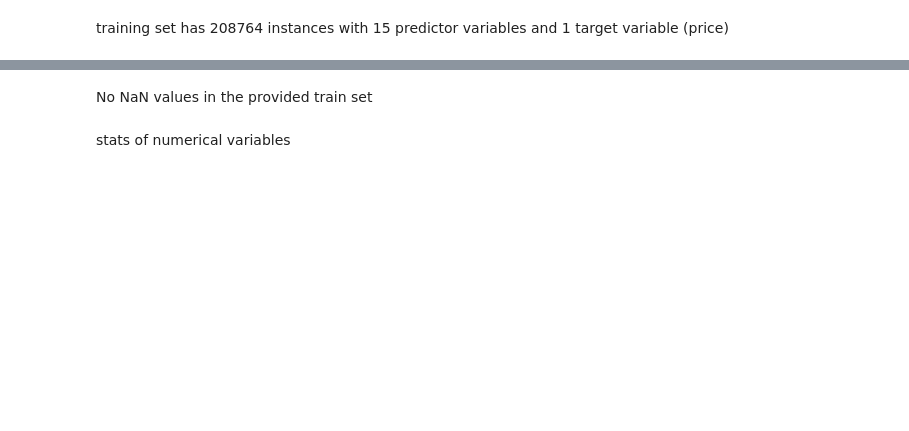
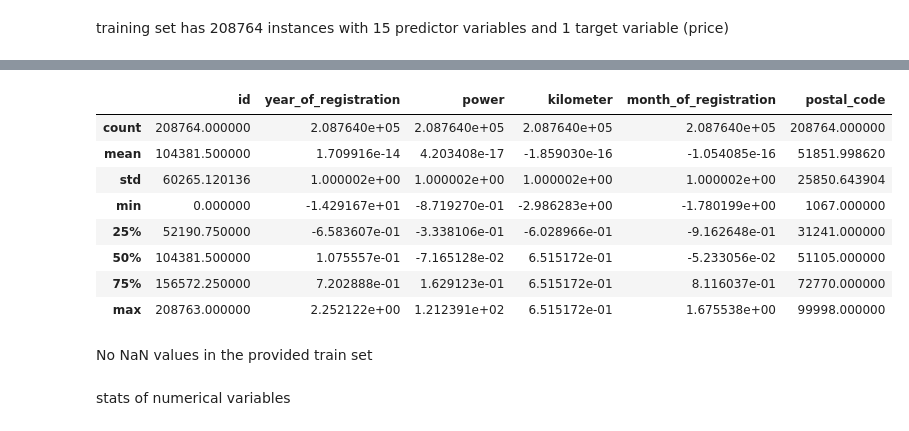
Before and after one commit to Vasan-th/Summer-School-2022, a Jupyter notebook: car-price-prediction.ipynb, the cells around one changed output, grey strips where cells are left out. Drawn from its saved outputs; the diff is of its cells as text; code cells hidden in the pictures; blank space fills up the shorter version.

```diff
--- a/car-price-prediction.ipynb
+++ b/car-price-prediction.ipynb
@@ -103,3 +174,15 @@ memory usage: 6.2 MB
+# %%
+train.describe()
+# %% [output]
+|  | id | year_of_registration | power | kilometer | month_of_registration | postal_code |
+| count | 208764.000000 | 2.087640e+05 | 2.087640e+05 | 2.087640e+05 | 2.087640e+05 | 208764.000000 |
+| mean | 104381.500000 | 1.709916e-14 | 4.203408e-17 | -1.859030e-16 | -1.054085e-16 | 51851.998620 |
+| std | 60265.120136 | 1.000002e+00 | 1.000002e+00 | 1.000002e+00 | 1.000002e+00 | 25850.643904 |
+| min | 0.000000 | -1.429167e+01 | -8.719270e-01 | -2.986283e+00 | -1.780199e+00 | 1067.000000 |
+| 25% | 52190.750000 | -6.583607e-01 | -3.338106e-01 | -6.028966e-01 | -9.162648e-01 | 31241.000000 |
+| 50% | 104381.500000 | 1.075557e-01 | -7.165128e-02 | 6.515172e-01 | -5.233056e-02 | 51105.000000 |
+| 75% | 156572.250000 | 7.202888e-01 | 1.629123e-01 | 6.515172e-01 | 8.116037e-01 | 72770.000000 |
+| max | 208763.000000 | 2.252122e+00 | 1.212391e+02 | 6.515172e-01 | 1.675538e+00 | 99998.000000 |
 # %% [markdown]
 No NaN values in the provided train set
 # %% [markdown]
```
Also changed, not shown: parts of 52 cells of this notebook.
